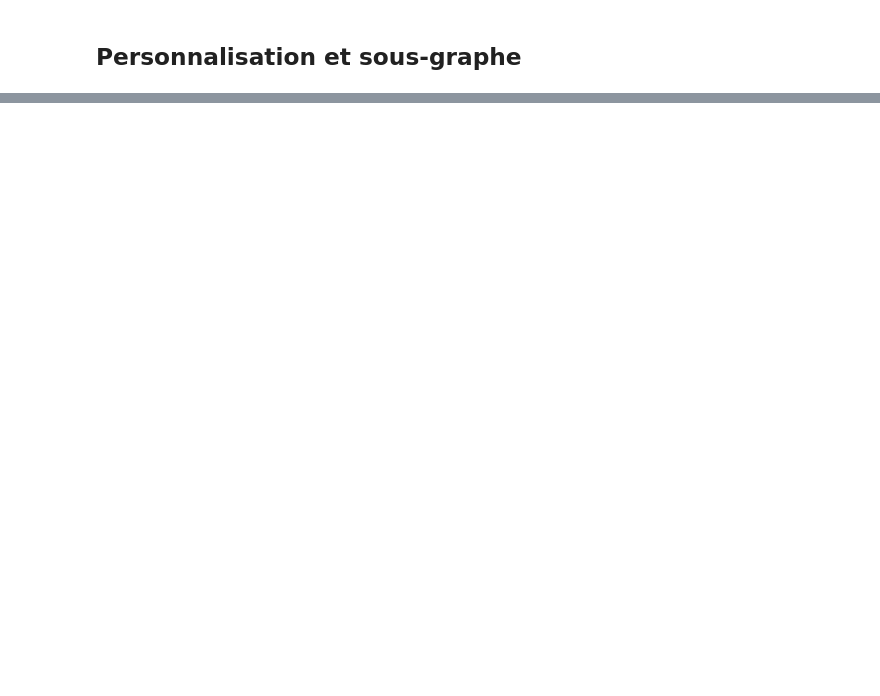
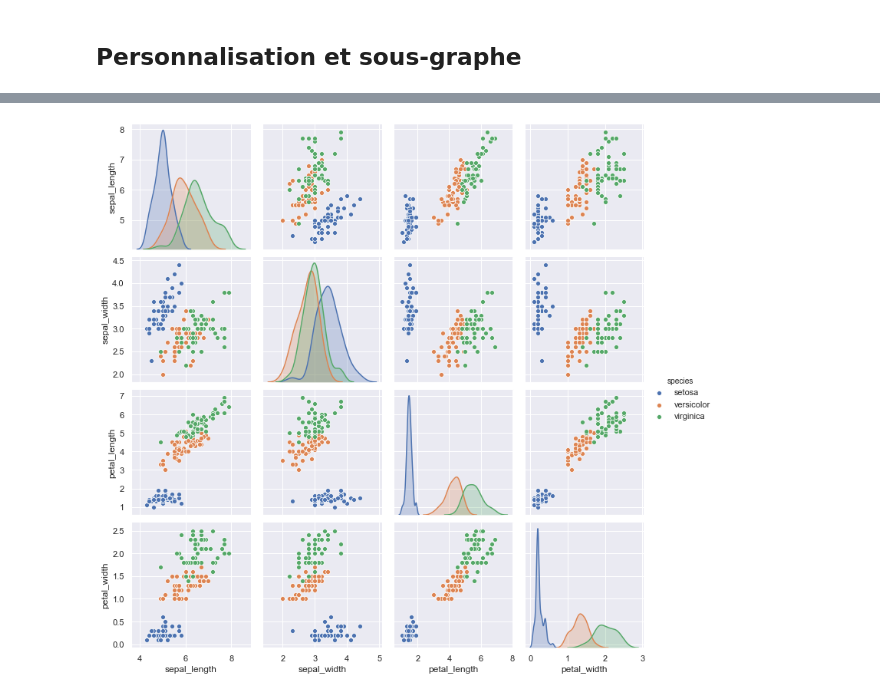
Before and after one commit to Rezzas/ocr_projet2, a Jupyter notebook: 0.2. - Apprentissage - Matplotlib & Seaborn.ipynb, the cells around one changed output, grey strips where cells are left out. Saved outputs shown, nothing was run; the diff lists cells and outputs as text; code cells hidden in the pictures; blank space fills up the shorter version.

```diff
--- a/0.2. - Apprentissage - Matplotlib & Seaborn.ipynb
+++ b/0.2. - Apprentissage - Matplotlib & Seaborn.ipynb
@@ -153,0 +298,7 @@ for i in range(6):
+# %%
+iris = sns.load_dataset("iris")
+iris.head()
+
+sns.pairplot(iris, hue='species', height=2.5);
+# %% [output]
+[figure, added]
```
Also changed, not shown: parts of 31 cells of this notebook, 1 other file.
